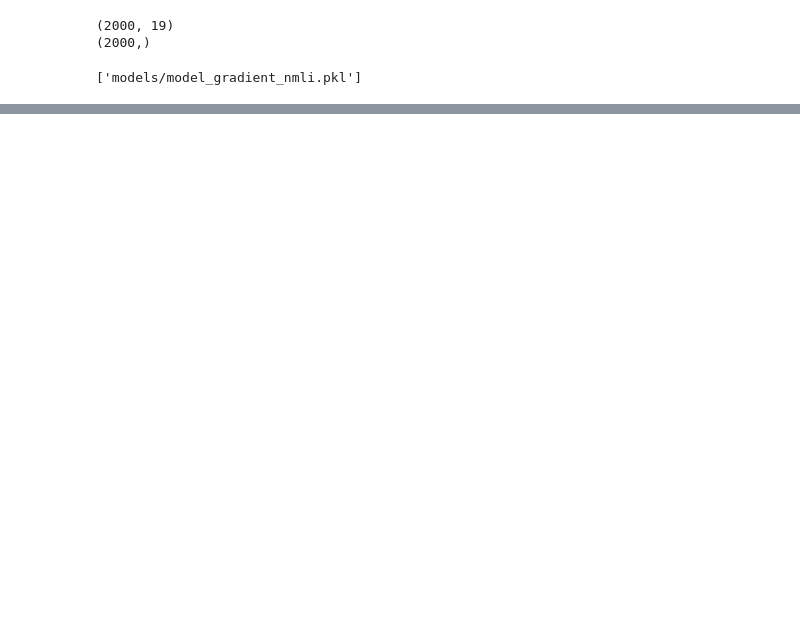
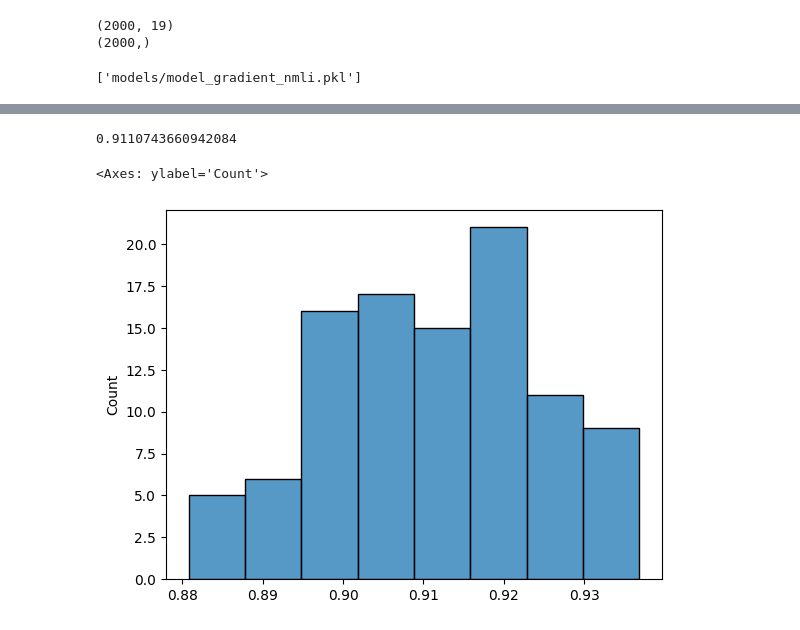
Before and after one commit to dinh-khuong/detect-gpt-be, a Jupyter notebook: jupyter/train_model_colab.ipynb, the cells around one changed output, grey strips where cells are left out. Drawn from its saved outputs; the diff is of its cells as text; code cells hidden in the pictures; blank space fills up the shorter version.

```diff
--- a/jupyter/train_model_colab.ipynb
+++ b/jupyter/train_model_colab.ipynb
@@ -490,2 +497,9 @@ sns.histplot(rocs)
+# %%
+print(np.mean(f1s))
+sns.histplot(f1s)
+# %% [output]
+0.9110743660942084
+<Axes: ylabel='Count'>
+[figure, added]
 # %%
 df_fast.write_parquet("sample_data/roberta_nmli_train.parquet")
```
Also changed, not shown: parts of 7 cells of this notebook.
